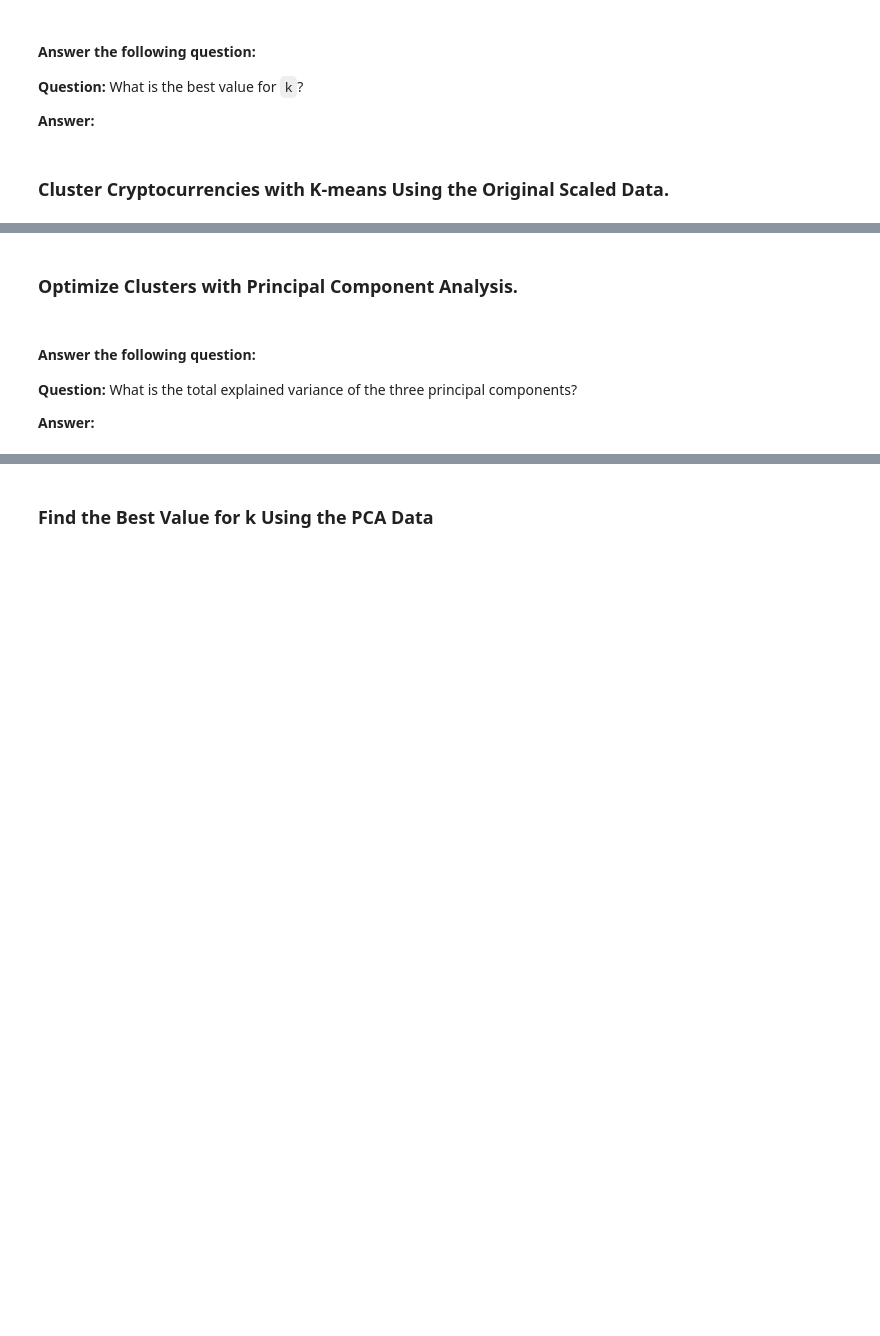
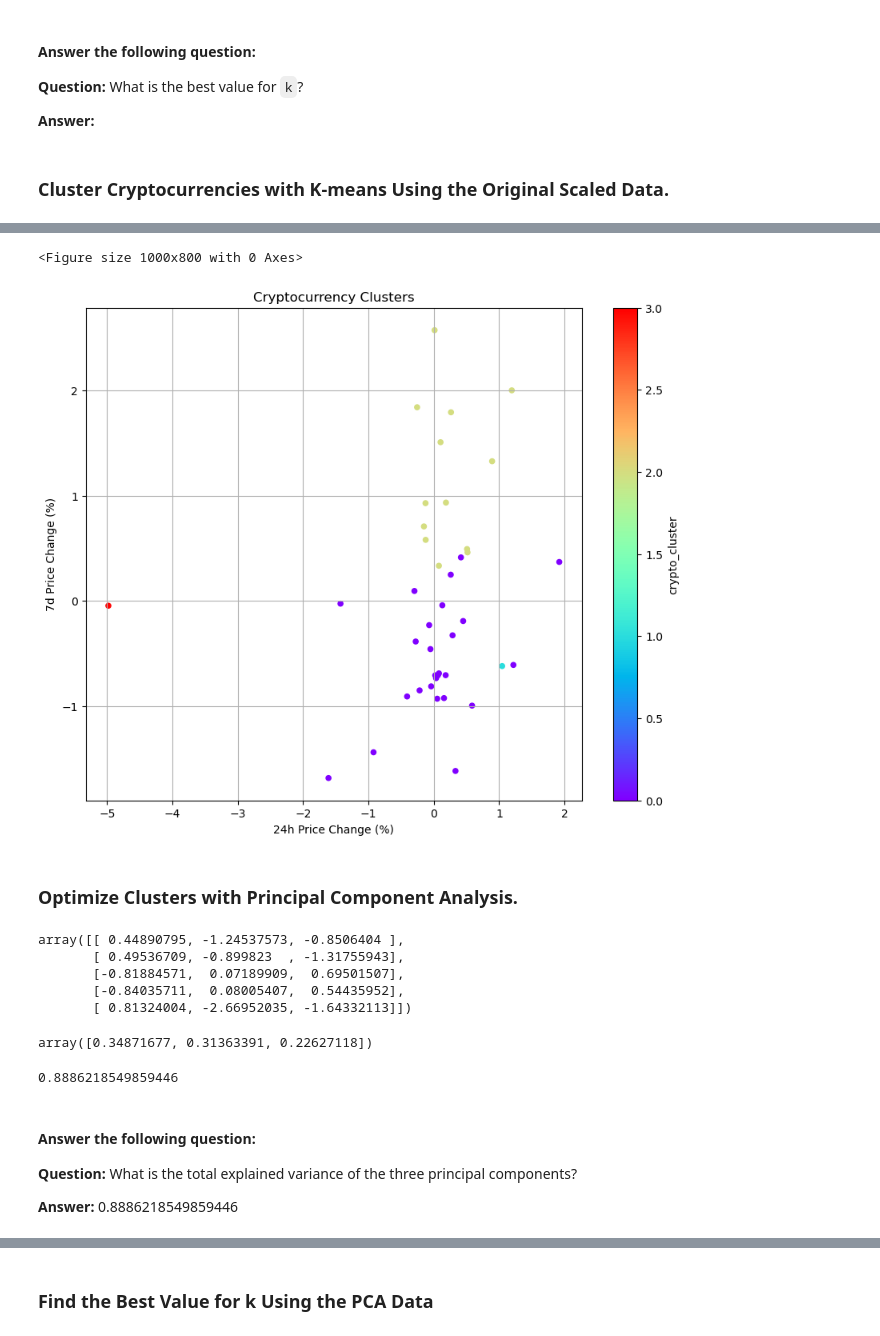
Before and after one commit to dzemal5/CryptoClustering, a Jupyter notebook: Crypto_Clustering.ipynb, the cells around one changed output, grey strips where cells are left out. Drawn from its saved outputs; the diff is of its cells as text; code cells hidden in the pictures; blank space fills up the shorter version.

```diff
--- a/Crypto_Clustering.ipynb
+++ b/Crypto_Clustering.ipynb
@@ -96,5 +142,8 @@ scaler = StandardScaler()
 ### Cluster Cryptocurrencies with K-means Using the Original Scaled Data.
 # %%
 # Initialize the K-Means model using the best value for k
+best_k = 4
+kmeans = KMeans(n_clusters = best_k, random_state=1)
 # %%
 # Fit the K-Means model using the scaled data
+kmeans.fit(market_data_scaled_df)
@@ -101,5 +152,6 @@ scaler = StandardScaler()
 # %%
 # Predict the clusters to group the cryptocurrencies using the scaled data
-
+predicted_clusters = kmeans.predict(market_data_scaled_df)
 
 # View the resulting array of cluster values.
+predicted_clusters
@@ -108,5 +165,6 @@ scaler = StandardScaler()
 # %%
 # Add a new column to the DataFrame with the predicted clusters
-
+market_data_scaled_df['crypto_cluster'] = predicted_clusters
 
 # Display sample data
+market_data_scaled_df.head()
@@ -113,7 +179,23 @@ scaler = StandardScaler()
 # %%
 # Create a scatter plot using Pandas plot by setting
 # `x="price_change_percentage_24h"` and `y="price_change_percentage_7d"`.
 # Use "rainbow" for the color to better visualize the data.
+plt.figure(figsize = (10, 8))
+scatter_plot = market_data_scaled_df.plot.scatter(
+    x="price_change_percentage_24h",
+    y="price_change_percentage_7d",
+    c="crypto_cluster",
+    colormap='rainbow',
+    figsize=(10, 8),
+    title='Cryptocurrency Clusters'
+)
+plt.xlabel('24h Price Change (%)')
+plt.ylabel('7d Price Change (%)')
+plt.grid(True)
+plt.show()
+# %% [output]
+<Figure size 1000x800 with 0 Axes>
+[figure, added]
 # %% [markdown]
 ### Optimize Clusters with Principal Component Analysis.
 # %%
@@ -121,16 +204,31 @@ scaler = StandardScaler()
 # %%
 # Use the PCA model with `fit_transform` on the original scaled DataFrame to reduce to three principal components.
-
+pca_transformed_data = pca.fit_transform(market_data_scaled_df)
 
 # View the first five rows of the DataFrame.
+pca_transformed_data[0:5]
+# %% [output]
+array([[ 0.44890795, -1.24537573, -0.8506404 ],
+       [ 0.49536709, -0.899823  , -1.31755943],
+       [-0.81884571,  0.07189909,  0.69501507],
+       [-0.84035711,  0.08005407,  0.54435952],
+       [ 0.81324004, -2.66952035, -1.64332113]])
 # %%
 # Retrieve the explained variance to determine how much information  can be attributed to each principal component.
+explained_variance_ratio = pca.explained_variance_ratio_
+explained_variance_ratio[0:3]
+# %% [output]
+array([0.34871677, 0.31363391, 0.22627118])
+# %%
+print(explained_variance_ratio.sum())
+# %% [output]
+0.8886218549859446
 # %% [markdown]
 #### Answer the following question:
 
 **Question:** What is the total explained variance of the three principal components?
 
-**Answer:**
+**Answer:** 0.8886218549859446
 # %%
 # Create a new DataFrame with the PCA data.
 # Note: The code for this step is provided for you
```
Also changed, not shown: parts of 24 cells of this notebook.
